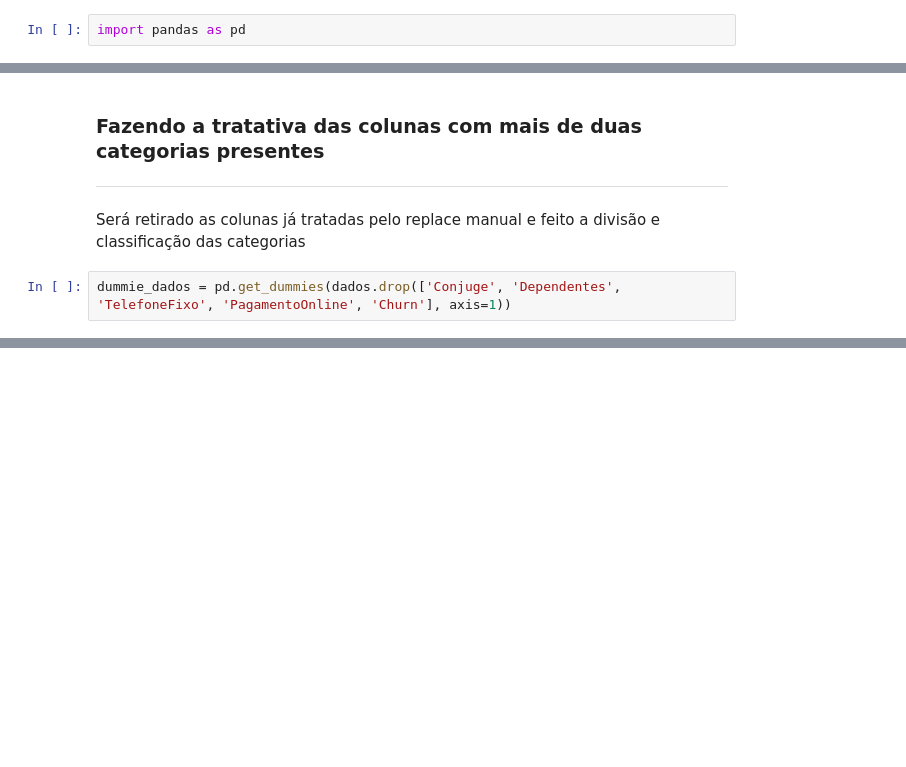
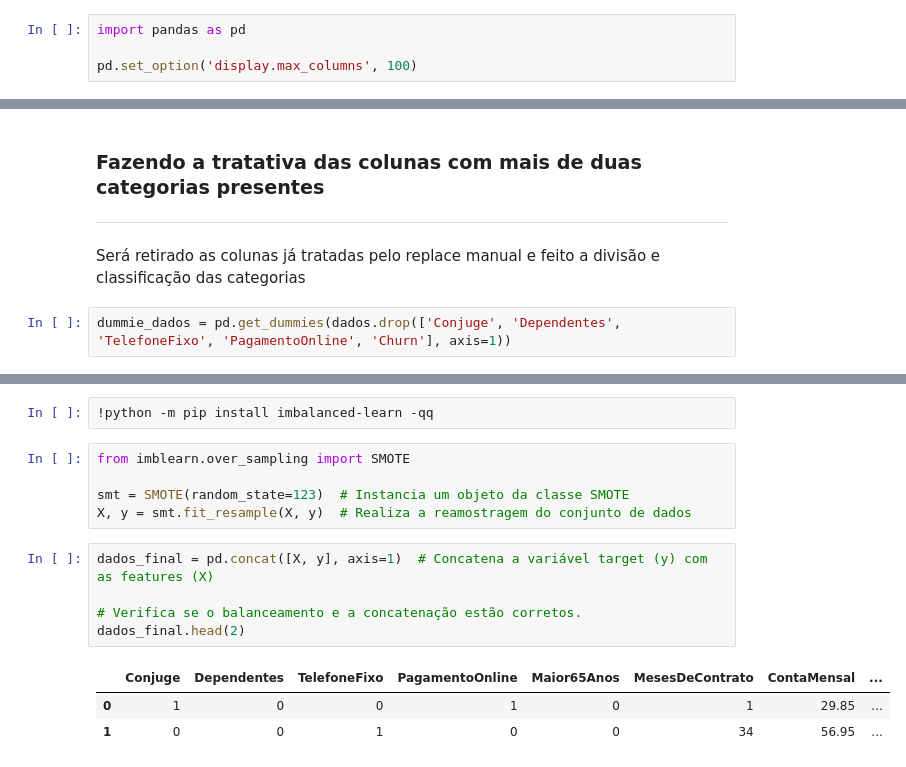
Before and after one commit to Lyarkh/Formacao_Machine_Learning, a Jupyter notebook: machine_learning/2 - classificacao_por_tras_dos_panos/projeto_classificacao_churn.ipynb, the cells around one changed output, grey strips where cells are left out. Cells and saved outputs as stored; diff of their text form; blank space fills up the shorter version.

```diff
--- a/machine_learning/2 - classificacao_por_tras_dos_panos/projeto_classificacao_churn.ipynb
+++ b/machine_learning/2 - classificacao_por_tras_dos_panos/projeto_classificacao_churn.ipynb
@@ -7,5 +9,7 @@
 # %%
 import pandas as pd
+
+pd.set_option('display.max_columns', 100)
 # %%
 dados = pd.read_csv("https://raw.githubusercontent.com/alura-cursos/ML_Classificacao_por_tras_dos_panos/main/Dados/Customer-Churn.csv")
 dados.head()
@@ -96,0 +120,16 @@ dados_final.head()
+# %%
+!python -m pip install imbalanced-learn -qq
+# %%
+from imblearn.over_sampling import SMOTE
+
+smt = SMOTE(random_state=123)  # Instancia um objeto da classe SMOTE
+X, y = smt.fit_resample(X, y)  # Realiza a reamostragem do conjunto de dados
+# %%
+dados_final = pd.concat([X, y], axis=1)  # Concatena a variável target (y) com as features (X)
+
+# Verifica se o balanceamento e a concatenação estão corretos.
+dados_final.head(2)
+# %% [output]
+|  | Conjuge | Dependentes | TelefoneFixo | PagamentoOnline | Maior65Anos | MesesDeContrato | ContaMensal | ... |
+| 0 | 1 | 0 | 0 | 1 | 0 | 1 | 29.85 | ... |
+| 1 | 0 | 0 | 1 | 0 | 0 | 34 | 56.95 | ... |
```
Also changed, not shown: parts of 7 cells of this notebook.
